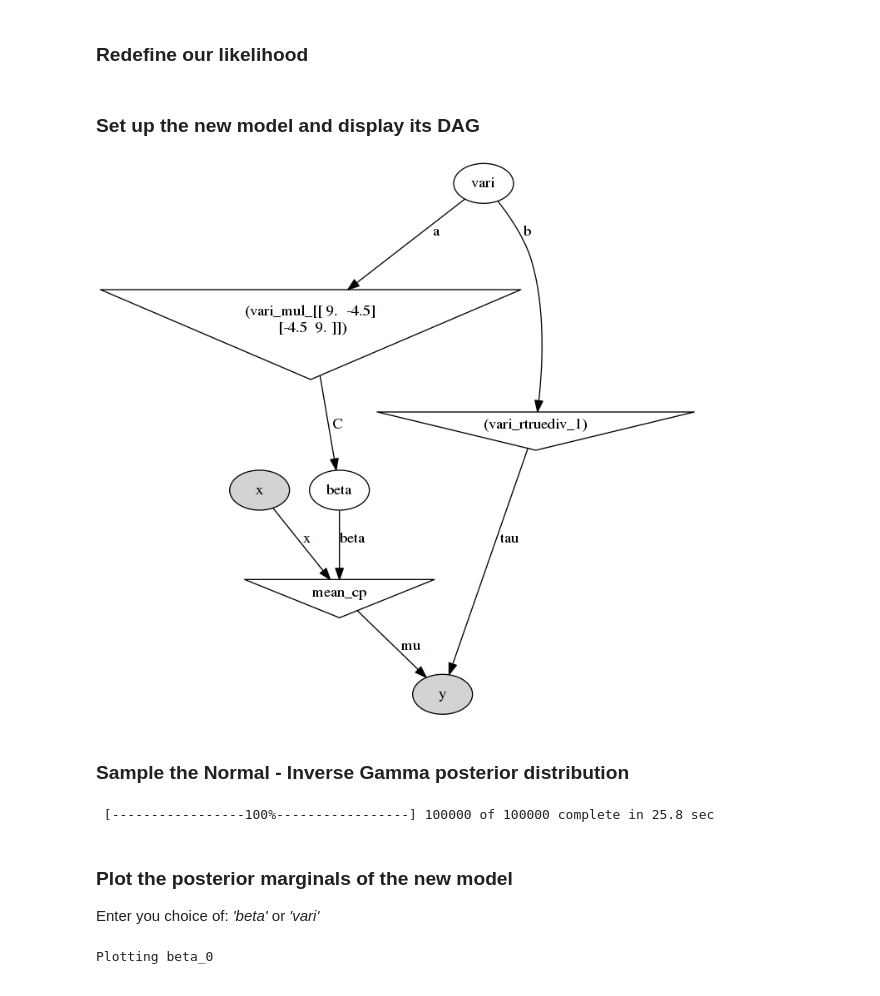
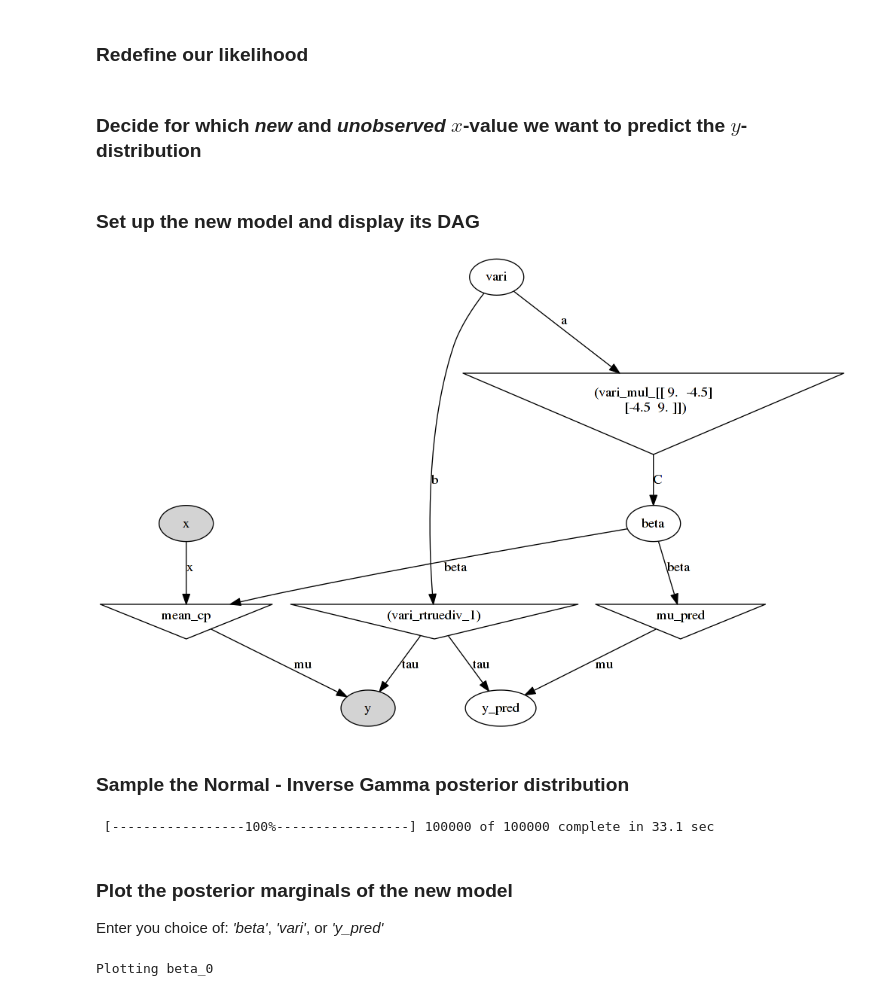
Before and after one commit to yedivanseven/Bayesian, a Jupyter notebook: LinearFit.ipynb, the cells around one changed output. Drawn from its saved outputs; the diff is of its cells as text; code cells hidden in the pictures.

Commit message:
Added posterior predictives

```diff
--- a/LinearFit.ipynb
+++ b/LinearFit.ipynb
@@ -154,34 +154,42 @@ beta_covm = np.array([[intcp_std**2, corr_prior*intcp_std*slope_std],
 vari = pymc.InverseGamma('vari', vari_alpha, vari_beta)
 beta = pymc.MvNormalCov('beta', beta_mean, vari*beta_covm)
 
-x_cp = pymc.Uniform('x', x_lower, x_upper, value=x, observed=True)  # Again: Not necessary, but completes the DAG.
-
 @pymc.deterministic
-def mean_cp(beta=beta, x=x_cp):
+def mean_cp(beta=beta, x=x_obs):
     return beta[1]*x + beta[0]
 # %% [markdown]
 ### Redefine our likelihood
 # %%
 y_cp = pymc.Normal('y', mean_cp, 1/vari, value=y, observed=True)
+# %% [markdown]
+### Decide for which _new_ and _unobserved_ $x$-value we want to predict the $y$-distribution
+# %%
+x_pred = 5.  # Enter the desired x-value here
+
+@pymc.deterministic
+def mu_pred(beta=beta, x=x_pred):
+    return beta[1]*x + beta[0]
+
+y_pred = pymc.Normal('y_pred', mu_pred, 1/vari)
 # %% [markdown]
 ### Set up the new model and display its DAG
 # %%
-cp_model = pymc.Model([mean_cp, vari, beta, x_cp, y_cp])
+cp_model = pymc.Model([beta, vari, x_obs, y_cp, y_pred])
 cp_mcmc  = pymc.MCMC(cp_model)
 
 cp_dag = pymc.graph.dag(cp_model)
 Image(cp_dag.create_png())
 # %% [output]
-[figure, old version]
+[figure, new version]
 # %% [markdown]
 ### Sample the Normal - Inverse Gamma posterior distribution
 # %%
 cp_mcmc.sample(100000, burn=10000, thin=10)
 # %% [output]
- [-----------------100%-----------------] 100000 of 100000 complete in 25.8 sec
+ [-----------------100%-----------------] 100000 of 100000 complete in 33.1 sec
 # %% [markdown]
 ### Plot the posterior marginals of the new model
-Enter you choice of: _'beta'_ or _'vari'_
+Enter you choice of: _'beta'_, _'vari'_, or *'y_pred'*
 # %%
 mcplot(cp_mcmc.trace('beta'))
 # %% [output]
```
Also changed, not shown: parts of 9 cells of this notebook, 3 other files.
